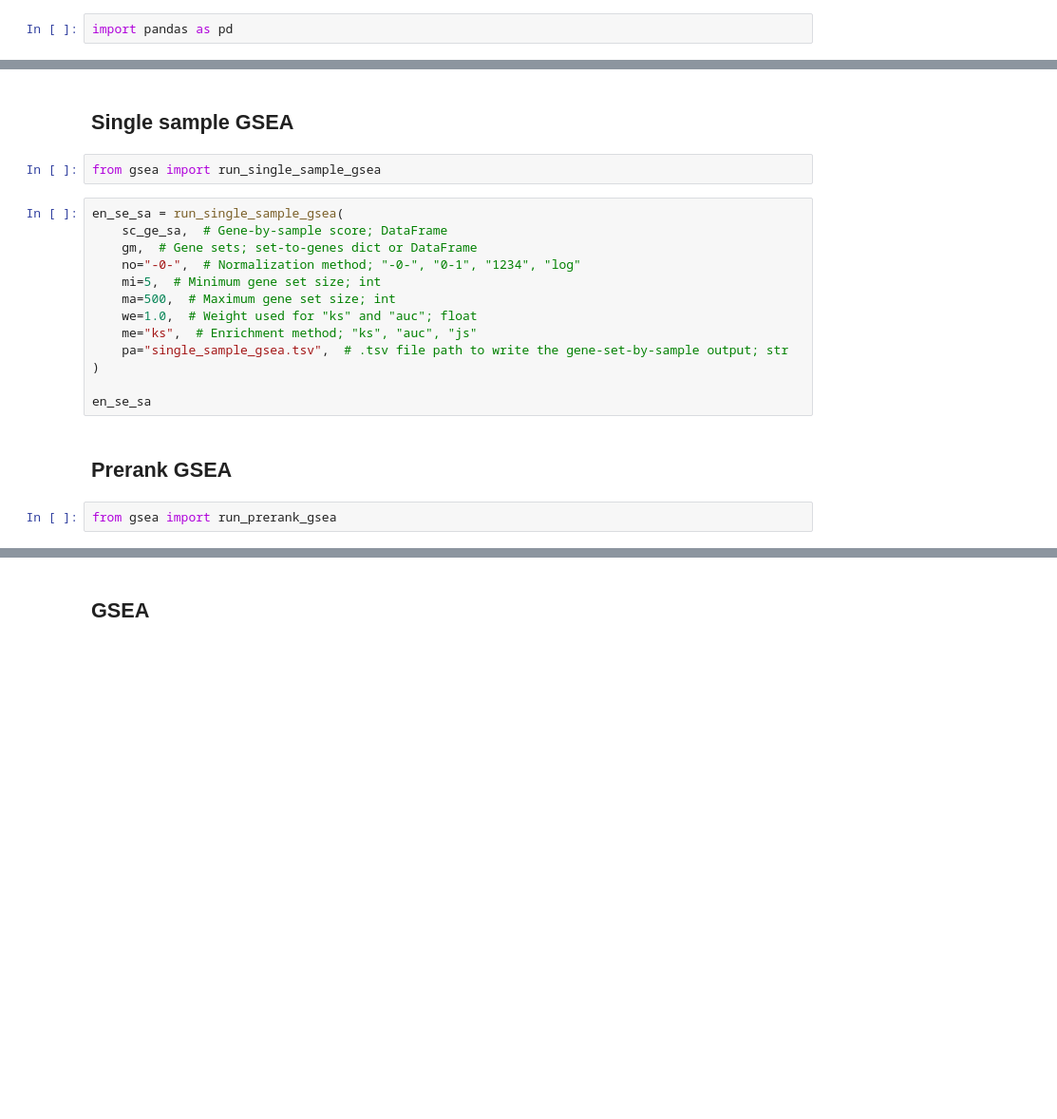
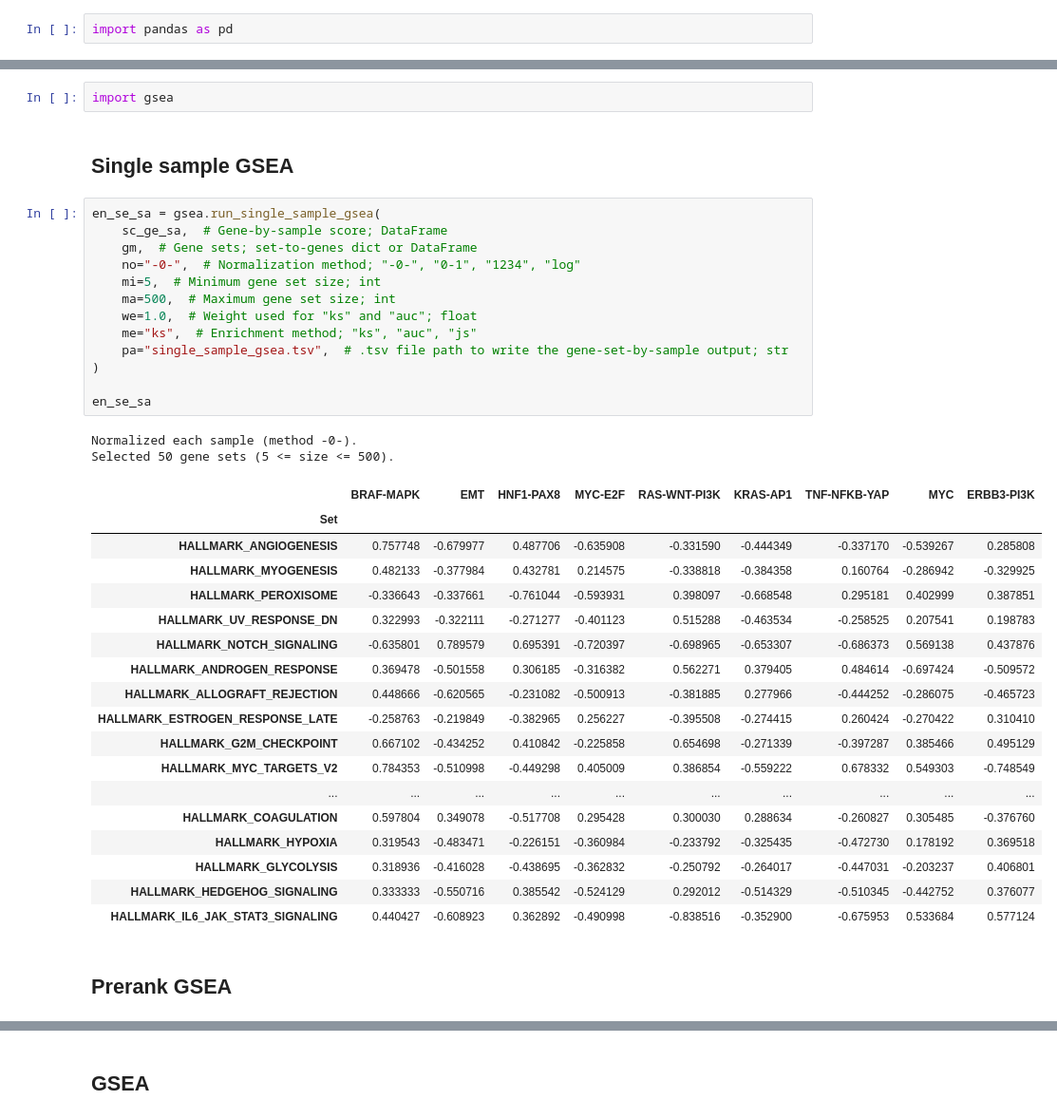
Before and after one commit to KwatME/setenrichment, a Jupyter notebook: nb/example_high_level.ipynb, the cells around one changed output, grey strips where cells are left out. Shown at 95% size. Drawn from its saved outputs; the diff is of its cells as text; blank space fills up the shorter version.

```diff
--- a/nb/example_high_level.ipynb
+++ b/nb/example_high_level.ipynb
@@ -16,24 +51,43 @@ gm
+# %%
+import gsea
 # %% [markdown]
 ## Single sample GSEA
-# %%
-from gsea import run_single_sample_gsea
 # %%
-en_se_sa = run_single_sample_gsea(
+en_se_sa = gsea.run_single_sample_gsea(
     sc_ge_sa,  # Gene-by-sample score; DataFrame
     gm,  # Gene sets; set-to-genes dict or DataFrame
     no="-0-",  # Normalization method; "-0-", "0-1", "1234", "log"
     mi=5,  # Minimum gene set size; int
     ma=500,  # Maximum gene set size; int
     we=1.0,  # Weight used for "ks" and "auc"; float
     me="ks",  # Enrichment method; "ks", "auc", "js"
     pa="single_sample_gsea.tsv",  # .tsv file path to write the gene-set-by-sample output; str
 )
 
 en_se_sa
+# %% [output]
+Normalized each sample (method -0-).
+Selected 50 gene sets (5 <= size <= 500).
+|  | BRAF-MAPK | EMT | HNF1-PAX8 | MYC-E2F | RAS-WNT-PI3K | KRAS-AP1 | TNF-NFKB-YAP | MYC | ERBB3-PI3K |
+| Set |  |  |  |  |  |  |  |  |  |
+| HALLMARK_ANGIOGENESIS | 0.757748 | -0.679977 | 0.487706 | -0.635908 | -0.331590 | -0.444349 | -0.337170 | -0.539267 | 0.285808 |
+| HALLMARK_MYOGENESIS | 0.482133 | -0.377984 | 0.432781 | 0.214575 | -0.338818 | -0.384358 | 0.160764 | -0.286942 | -0.329925 |
+| HALLMARK_PEROXISOME | -0.336643 | -0.337661 | -0.761044 | -0.593931 | 0.398097 | -0.668548 | 0.295181 | 0.402999 | 0.387851 |
+| HALLMARK_UV_RESPONSE_DN | 0.322993 | -0.322111 | -0.271277 | -0.401123 | 0.515288 | -0.463534 | -0.258525 | 0.207541 | 0.198783 |
+| HALLMARK_NOTCH_SIGNALING | -0.635801 | 0.789579 | 0.695391 | -0.720397 | -0.698965 | -0.653307 | -0.686373 | 0.569138 | 0.437876 |
+| HALLMARK_ANDROGEN_RESPONSE | 0.369478 | -0.501558 | 0.306185 | -0.316382 | 0.562271 | 0.379405 | 0.484614 | -0.697424 | -0.509572 |
+| HALLMARK_ALLOGRAFT_REJECTION | 0.448666 | -0.620565 | -0.231082 | -0.500913 | -0.381885 | 0.277966 | -0.444252 | -0.286075 | -0.465723 |
+| HALLMARK_ESTROGEN_RESPONSE_LATE | -0.258763 | -0.219849 | -0.382965 | 0.256227 | -0.395508 | -0.274415 | 0.260424 | -0.270422 | 0.310410 |
+| HALLMARK_G2M_CHECKPOINT | 0.667102 | -0.434252 | 0.410842 | -0.225858 | 0.654698 | -0.271339 | -0.397287 | 0.385466 | 0.495129 |
+| HALLMARK_MYC_TARGETS_V2 | 0.784353 | -0.510998 | -0.449298 | 0.405009 | 0.386854 | -0.559222 | 0.678332 | 0.549303 | -0.748549 |
+| ... | ... | ... | ... | ... | ... | ... | ... | ... | ... |
+| HALLMARK_COAGULATION | 0.597804 | 0.349078 | -0.517708 | 0.295428 | 0.300030 | 0.288634 | -0.260827 | 0.305485 | -0.376760 |
+| HALLMARK_HYPOXIA | 0.319543 | -0.483471 | -0.226151 | -0.360984 | -0.233792 | -0.325435 | -0.472730 | 0.178192 | 0.369518 |
+| HALLMARK_GLYCOLYSIS | 0.318936 | -0.416028 | -0.438695 | -0.362832 | -0.250792 | -0.264017 | -0.447031 | -0.203237 | 0.406801 |
+| HALLMARK_HEDGEHOG_SIGNALING | 0.333333 | -0.550716 | 0.385542 | -0.524129 | 0.292012 | -0.514329 | -0.510345 | -0.442752 | 0.376077 |
+| HALLMARK_IL6_JAK_STAT3_SIGNALING | 0.440427 | -0.608923 | 0.362892 | -0.490998 | -0.838516 | -0.352900 | -0.675953 | 0.533684 | 0.577124 |
 # %% [markdown]
 ## Prerank GSEA
-# %%
-from gsea import run_prerank_gsea
 # %%
 ge_sc = sc_ge_sa.iloc[:, 0]
 
```
Also changed, not shown: parts of 5 cells of this notebook, 3 other files.
